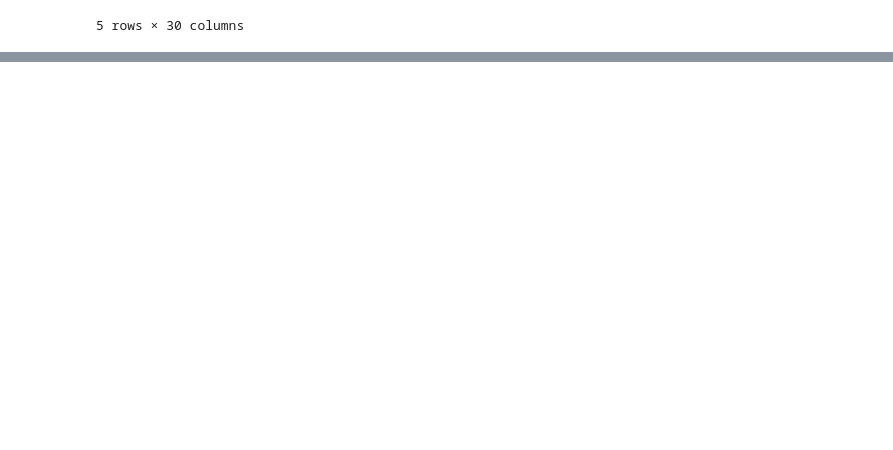
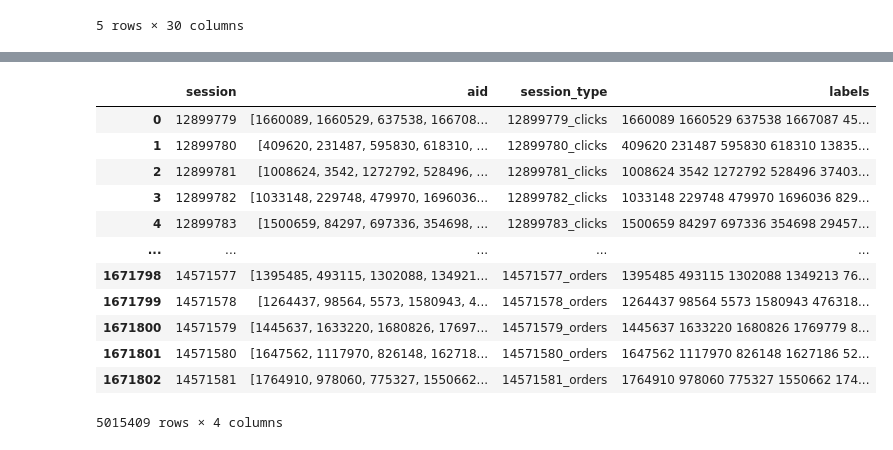
Before and after one commit to yosukeyoshida/kaggle-otto-recommender-system, a Jupyter notebook: notebooks/bq.ipynb, the cells around one changed output, grey strips where cells are left out. Saved outputs shown, nothing was run; the diff lists cells and outputs as text; code cells hidden in the pictures; blank space fills up the shorter version.

```diff
--- a/notebooks/bq.ipynb
+++ b/notebooks/bq.ipynb
@@ -208,0 +225,26 @@ sub[["session_type", "labels"]].to_csv("submission.csv", index=False)
+# %%
+test_predictions_clicks = pickle.load(open("../output/lgbm/test_predictions_clicks.pkl", "rb"))
+test_predictions_carts = pickle.load(open("../output/lgbm/test_predictions_carts.pkl", "rb"))
+test_predictions_orders = pickle.load(open("../output/lgbm/test_predictions_orders.pkl", "rb"))
+test_predictions_clicks["session_type"] = test_predictions_clicks["session"].apply(lambda x: str(x) + "_clicks")
+test_predictions_carts["session_type"] = test_predictions_carts["session"].apply(lambda x: str(x) + "_carts")
+test_predictions_orders["session_type"] = test_predictions_orders["session"].apply(lambda x: str(x) + "_orders")
+sub = pd.concat([test_predictions_clicks, test_predictions_carts, test_predictions_orders])
+sub["labels"] = sub["aid"].apply(lambda x: " ".join(map(str, x)))
+sub[["session_type", "labels"]].to_csv("submission.csv", index=False)
+# %%
+sub
+# %% [output]
+|  | session | aid | session_type | labels |
+| 0 | 12899779 | [1660089, 1660529, 637538, 166708... | 12899779_clicks | 1660089 1660529 637538 1667087 45... |
+| 1 | 12899780 | [409620, 231487, 595830, 618310, ... | 12899780_clicks | 409620 231487 595830 618310 13835... |
+| 2 | 12899781 | [1008624, 3542, 1272792, 528496, ... | 12899781_clicks | 1008624 3542 1272792 528496 37403... |
+| 3 | 12899782 | [1033148, 229748, 479970, 1696036... | 12899782_clicks | 1033148 229748 479970 1696036 829... |
+| 4 | 12899783 | [1500659, 84297, 697336, 354698, ... | 12899783_clicks | 1500659 84297 697336 354698 29457... |
+| ... | ... | ... | ... | ... |
+| 1671798 | 14571577 | [1395485, 493115, 1302088, 134921... | 14571577_orders | 1395485 493115 1302088 1349213 76... |
+| 1671799 | 14571578 | [1264437, 98564, 5573, 1580943, 4... | 14571578_orders | 1264437 98564 5573 1580943 476318... |
+| 1671800 | 14571579 | [1445637, 1633220, 1680826, 17697... | 14571579_orders | 1445637 1633220 1680826 1769779 8... |
+| 1671801 | 14571580 | [1647562, 1117970, 826148, 162718... | 14571580_orders | 1647562 1117970 826148 1627186 52... |
+| 1671802 | 14571581 | [1764910, 978060, 775327, 1550662... | 14571581_orders | 1764910 978060 775327 1550662 174... |
+5015409 rows × 4 columns
```
Also changed, not shown: parts of 1 cell of this notebook, 1 other file.
